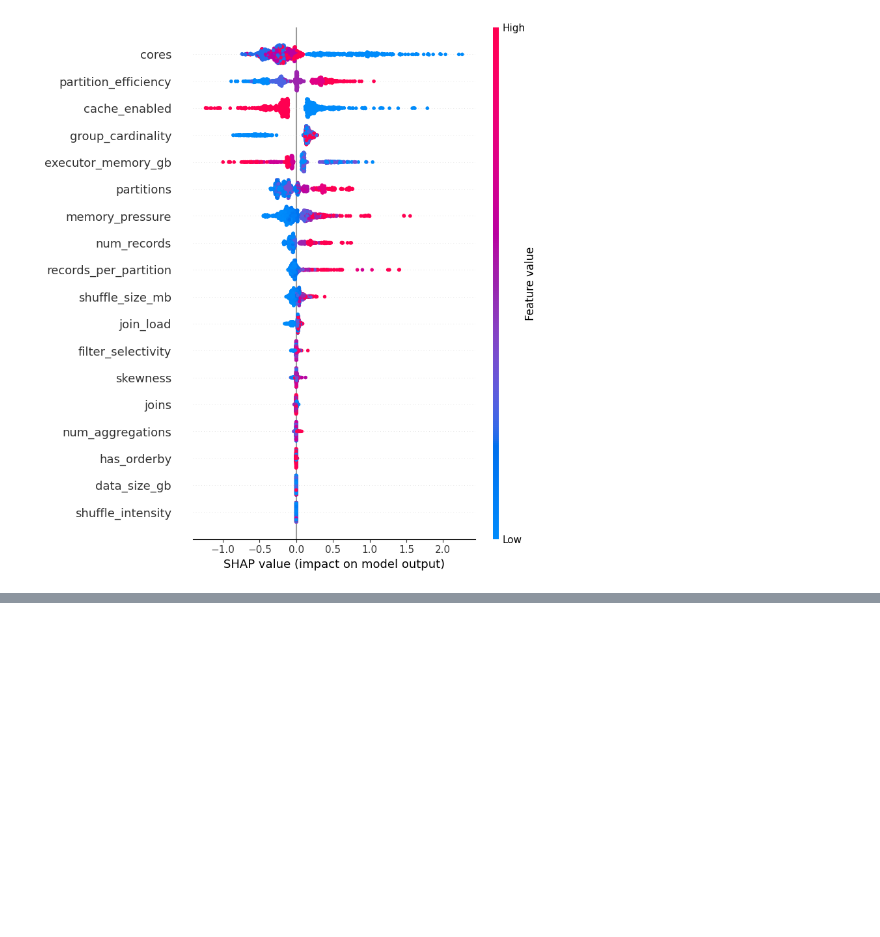
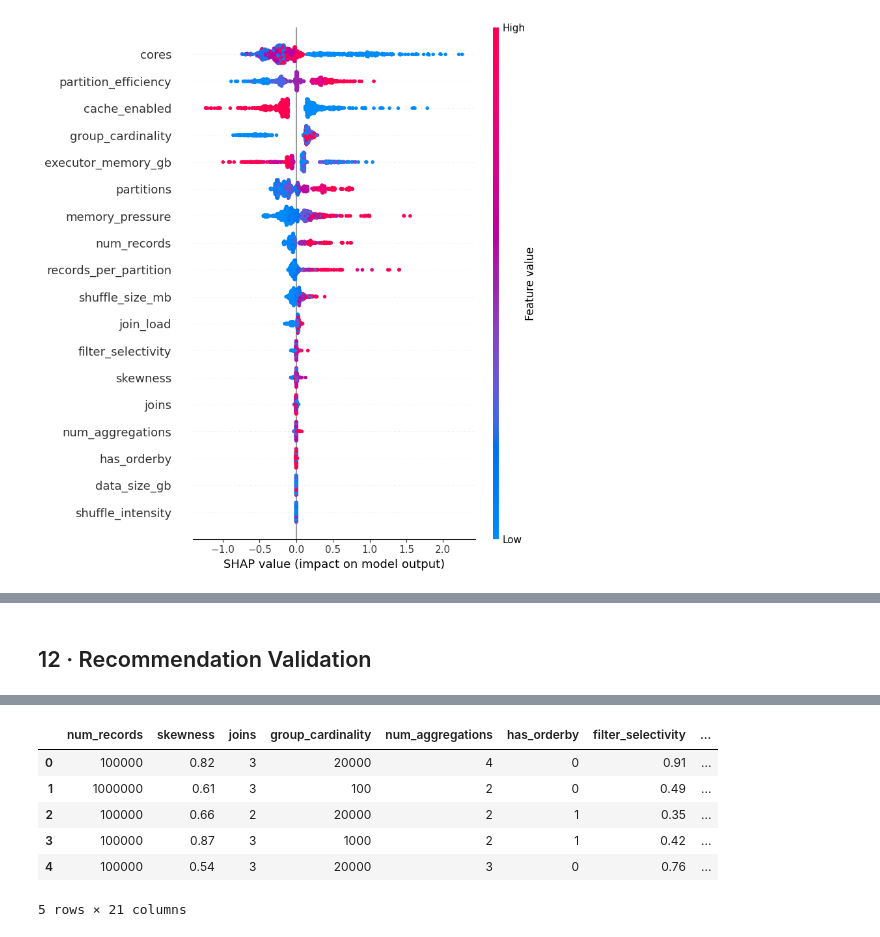
Before and after one commit to saklaniabhimanyu/spark-job-Optimization, a Jupyter notebook: notebooks/spark_ai_optimizer.ipynb, the cells around one changed output, grey strips where cells are left out. Drawn from its saved outputs; the diff is of its cells as text; code cells hidden in the pictures; blank space fills up the shorter version.

Commit message:
Add final Spark optimization notebook and experiments

```diff
--- a/notebooks/spark_ai_optimizer.ipynb
+++ b/notebooks/spark_ai_optimizer.ipynb
@@ -626,0 +657,15 @@ plt.close()
+# %%
+from src.config import MODELS_DIR
+from src.recommendation_engine import recommend_configs
+
+model = joblib.load(os.path.join(MODELS_DIR, "best_model.joblib"))
+
+demo_workload = {
+    "num_records": 1_000_000, "skewness": 0.3, "joins": 1,
+    "group_cardinality": 1_000, "num_aggregations": 2,
+    "has_orderby": 0, "filter_selectivity": 0.7,
+}
+
+demo = recommend_configs(model, demo_workload, top_n=5)
+print("Top-5 recommended configs:\n")
+print(demo.to_string(index=False))
@@ -626,0 +681,57 @@ plt.close()
+# %% [markdown]
+## 12 · Recommendation Validation
+# %%
+import random as _random
+def sample_holdout_workloads(n, seed=999):
+    rng = _random.Random(seed)
+    workloads = []
+    for _ in range(n):
+        workloads.append({
+            "num_records": rng.choice(DATASET_SIZES[:4]),
+            "skewness": round(rng.uniform(0.1, 0.9), 2),
+            "joins": rng.choice([1, 2, 3]),
+            "group_cardinality": rng.choice(GROUP_CARDINALITIES),
+            "num_aggregations": rng.randint(1, MAX_AGGREGATIONS),
+            "has_orderby": rng.choice([0, 1]),
+            "filter_selectivity": round(rng.uniform(0.3, 1.0), 2),
+        })
+    return workloads
+
+
+session_cache = {}
+
+def get_session(cores, memory_gb):
+    key = (cores, memory_gb)
+    if key not in session_cache:
+        session_cache[key] = create_spark_session(cores, memory_gb)
+    return session_cache[key]
+
+
+N_VALIDATION_WORKLOADS = 5
+holdout_workloads = sample_holdout_workloads(N_VALIDATION_WORKLOADS)
+validation_rows = []
+print(f"Validating recommendations on {N_VALIDATION_WORKLOADS} held-out workloads ...\n")
+
+for i, wl in enumerate(holdout_workloads):
+    top1 = recommend_configs(model, wl, top_n=1).iloc[0]
+    spark_i = get_session(int(top1["cores"]), int(top1["executor_memory_gb"]))
+    actual_row = run_job(
+        spark_i, num_records=wl["num_records"], partitions=int(top1["partitions"]),
+        skew=wl["skewness"], joins=wl["joins"], cache=int(top1["cache_enabled"]),
+        memory_gb=int(top1["executor_memory_gb"]), group_cardinality=wl["group_cardinality"],
+        num_aggregations=wl["num_aggregations"], has_orderby=wl["has_orderby"],
+        filter_selectivity=wl["filter_selectivity"],
+    )
+    actual_time = actual_row["execution_time"]
+    predicted_time = top1["predicted_time_sec"]
+    error_pct = abs(actual_time - predicted_time) / actual_time * 100
+    validation_rows.append({**wl, **top1.to_dict(), "actual_time_sec": actual_time,
+                             "abs_error_pct": round(error_pct, 1)})
+    print(f"  [{i+1}/{N_VALIDATION_WORKLOADS}] records={wl['num_records']:>9,} "
+          f"skew={wl['skewness']:.2f}  predicted={predicted_time:.2f}s  "
+          f"actual={actual_time:.2f}s  error={error_pct:.1f}%")
+
+df_validation = pd.DataFrame(validation_rows)
+df_validation.to_csv(os.path.join(OUTPUT_DIR, "09_recommendation_validation.csv"), index=False)
+df_validation
+# %% [output]
@@ -626,0 +745,7 @@ plt.close()
+|  | num_records | skewness | joins | group_cardinality | num_aggregations | has_orderby | filter_selectivity | ... |
+| 0 | 100000 | 0.82 | 3 | 20000 | 4 | 0 | 0.91 | ... |
+| 1 | 1000000 | 0.61 | 3 | 100 | 2 | 0 | 0.49 | ... |
+| 2 | 100000 | 0.66 | 2 | 20000 | 2 | 1 | 0.35 | ... |
+| 3 | 100000 | 0.87 | 3 | 1000 | 2 | 1 | 0.42 | ... |
+| 4 | 100000 | 0.54 | 3 | 20000 | 3 | 0 | 0.76 | ... |
+5 rows × 21 columns
```
Also changed, not shown: parts of 20 cells of this notebook, 3 other files.
